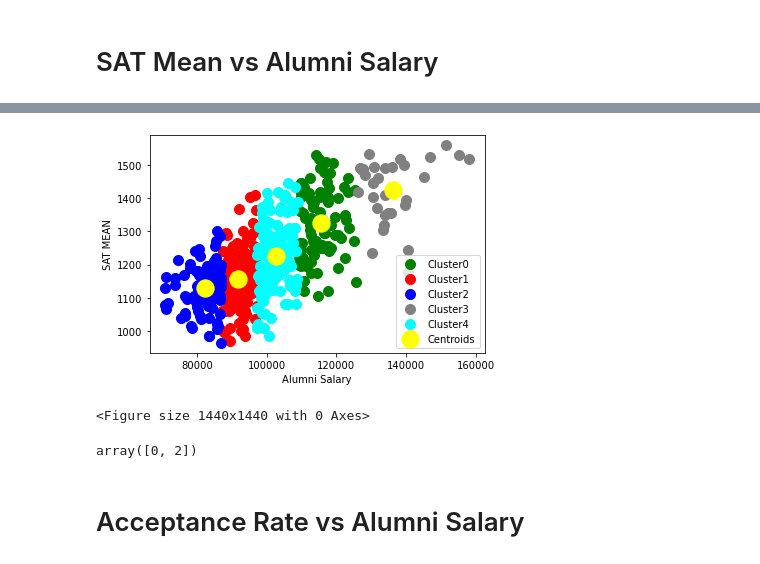
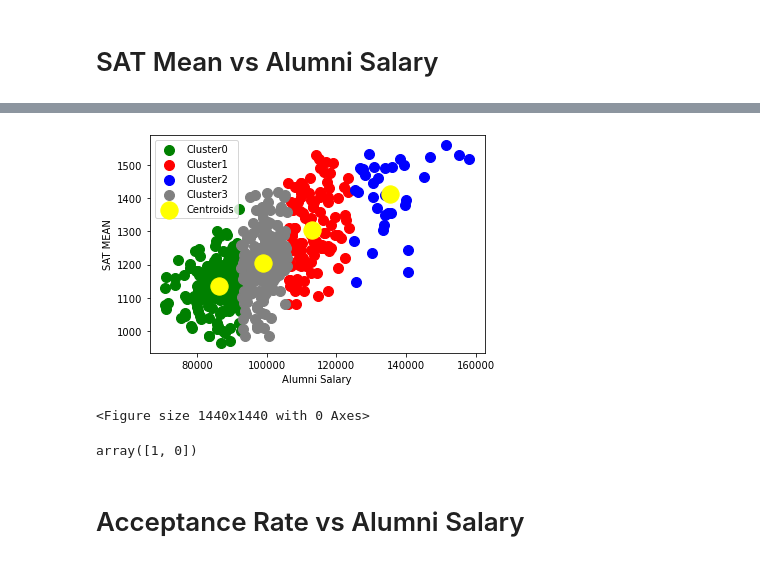
Before and after one commit to Amasterw/UR_FinalProject, a Jupyter notebook: kmeans.ipynb, the cells around one changed output, grey strips where cells are left out. Cells and saved outputs as stored; diff of their text form; code cells hidden in the pictures.

```diff
--- a/kmeans.ipynb
+++ b/kmeans.ipynb
@@ -118,7 +118,7 @@ plt.show()
 [figure]
 # %%
 #Fitting K-MEans to the dataset
-kmeans1=KMeans(n_clusters=5,init='k-means++',random_state=0)
+kmeans1=KMeans(n_clusters=4,init='k-means++',random_state=0)
 y_kmeans1=kmeans1.fit_predict(X)
 # %%
 y_kmeans1
@@ -143,7 +143,7 @@ array([3, 3, 3, 3, 3, 3, 3, 3, 3, 3, 3, 3, 1, 3, 3, 3, 3, 3, 3, 3, 3, 3,
 # %%
 #visualize the clusters(sat mean vs acceptance rate)
-color=["green","red","blue","grey","cyan"]
-for i in range(0,5):
+color=["green","red","blue","grey"]
+for i in range(0,4):
     cluster = [d for b, d in zip(y_kmeans1 == i, X) if b == True]
     cluster = pd.DataFrame(cluster)
     plt.scatter(cluster[0], cluster[1],s=100,c=color[i],label=f"Cluster{i}")
@@ -166,16 +166,3 @@ array([2])
 X1=[]
 for i in range(523):
     X1.append([col_data["Alumni Salary"][i],col_data["SAT mean"][i]])
-# %%
-#elbow method to find the number of clusters
-from sklearn.cluster import KMeans
-wcss=[]
-for i in range(1,11):
-    kmeans2=KMeans(n_clusters=i, init='k-means++',random_state=0)
-    kmeans2.fit(X1)
-    wcss.append(kmeans2.inertia_)
-plt.plot(range(1,11),wcss)
-plt.title('The Elbow Method')
-plt.xlabel('Number of Clusters')
-plt.ylabel('WCSS')
-plt.show()
@@ -184,29 +169,29 @@ plt.show()
 # %%
 #Fitting K-MEans to the dataset
-kmeans2=KMeans(n_clusters=5,init='k-means++',random_state=0)
+kmeans2=KMeans(n_clusters=4,init='k-means++',random_state=0)
 y_kmeans2=kmeans2.fit_predict(X1)
 # %%
 #visualize the clusters(sat mean vs alumni salary)
 color=["green","red","blue","grey","cyan"]
-for i in range(0,5):
+for i in range(0,4):
     cluster = [d for b, d in zip(y_kmeans2 == i, X1) if b == True]
     cluster = pd.DataFrame(cluster)
     plt.scatter(cluster[0], cluster[1],s=100,c=color[i],label=f"Cluster{i}")
 plt.scatter(kmeans2.cluster_centers_[:,0],kmeans2.cluster_centers_[:,1
              ],s=300,c='yellow',label='Centroids')
 plt.title('')
 plt.ylabel('SAT MEAN')
 plt.xlabel('Alumni Salary')
 plt.legend()
 plt.figure(figsize=(20,20))
 plt.show()
 # %% [output]
-[figure, old version]
+[figure, new version]
 <Figure size 1440x1440 with 0 Axes>
 # %%
 kmeans2.predict([[120000,1500],[1250,40]])
 # %% [output]
-array([0, 2])
+array([1, 0])
 # %% [markdown]
 # Acceptance Rate vs Alumni Salary
 # %%
```
Also changed, not shown: parts of 7 cells of this notebook, 1 other file.
